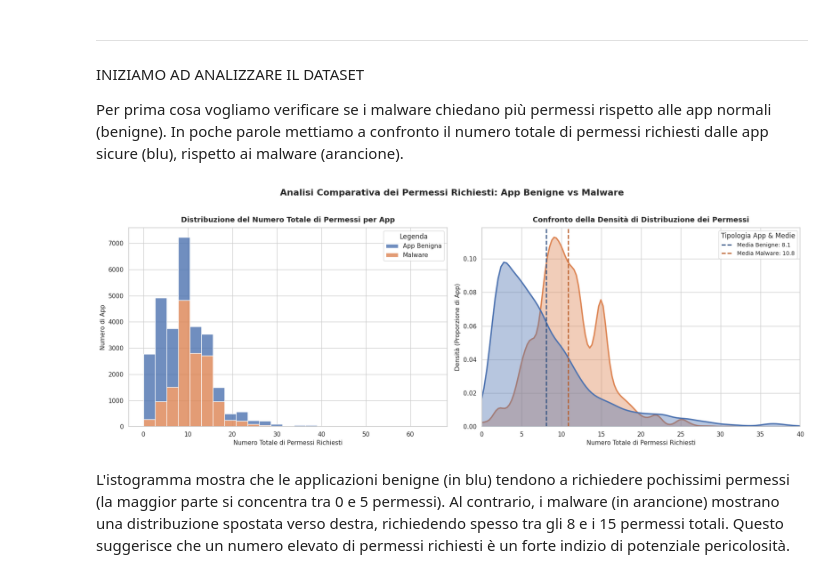
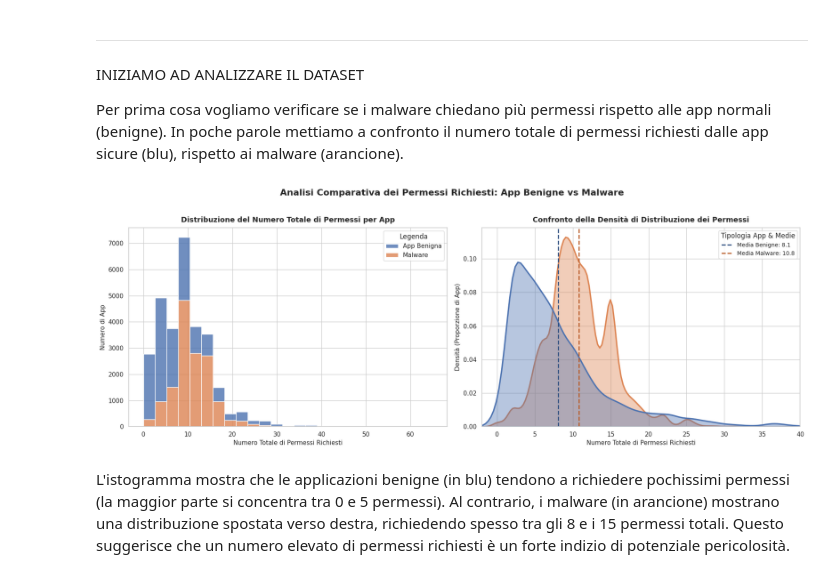
Before and after one commit to stefa54sm-ai/Analisi-DataSet, a Jupyter notebook: Analisi_Dataset.ipynb, the cells around one changed output. Saved outputs shown, nothing was run; the diff lists cells and outputs as text; code cells hidden in the pictures.

```diff
--- a/Analisi_Dataset.ipynb
+++ b/Analisi_Dataset.ipynb
@@ -142,35 +142,35 @@ axes[0].set_ylabel('Numero di App', fontsize=11)
 # --- GRAFICO 2 (Destra): KDE Plot con Medie ---
 sns.kdeplot(
     data=df,
     x='total_permissions',
     hue='Legenda',
     fill=True,
     common_norm=False,
     palette=['#4C72B0', '#DD8452'],
     alpha=0.4,
     linewidth=2.5,
     ax=axes[1]
 )
 axes[1].axvline(x=media_benigne, color='#2B4C7E', linestyle='--', linewidth=2,
                 label=f'Media Benigne: {media_benigne:.1f}')
 axes[1].axvline(x=media_malware, color='#B85A25', linestyle='--', linewidth=2,
                 label=f'Media Malware: {media_malware:.1f}')
 
 axes[1].set_title('Confronto della Densità di Distribuzione dei Permessi', fontsize=13, fontweight='bold', pad=10)
 axes[1].set_xlabel('Numero Totale di Permessi Richiesti', fontsize=11)
 axes[1].set_ylabel('Densità (Proporzione di App)', fontsize=11)
-axes[1].set_xlim(0, 40)
+axes[1].set_xlim(-2, 40) # Modificato da 0 a -2 per evitare che la curva esca fuori a sinistra
 axes[1].legend(title='Tipologia App & Medie', fontsize=10, loc='upper right')
 
 # Titolo principale globale
 plt.suptitle('Analisi Comparativa dei Permessi Richiesti: App Benigne vs Malware', fontsize=16, fontweight='bold', y=1.02)
 
 plt.tight_layout()
 
 # Mostriamo i grafici
 plt.show()
 # %% [output]
-[figure, old version]
+[figure, new version]
 # %% [markdown]
 L'istogramma mostra che le applicazioni benigne (in blu) tendono a richiedere pochissimi permessi (la maggior parte si concentra tra 0 e 5 permessi).
 Al contrario, i malware (in arancione) mostrano una distribuzione spostata verso destra, richiedendo spesso tra gli 8 e i 15 permessi totali. Questo suggerisce che un numero elevato di permessi richiesti è un forte indizio di potenziale pericolosità.
```
